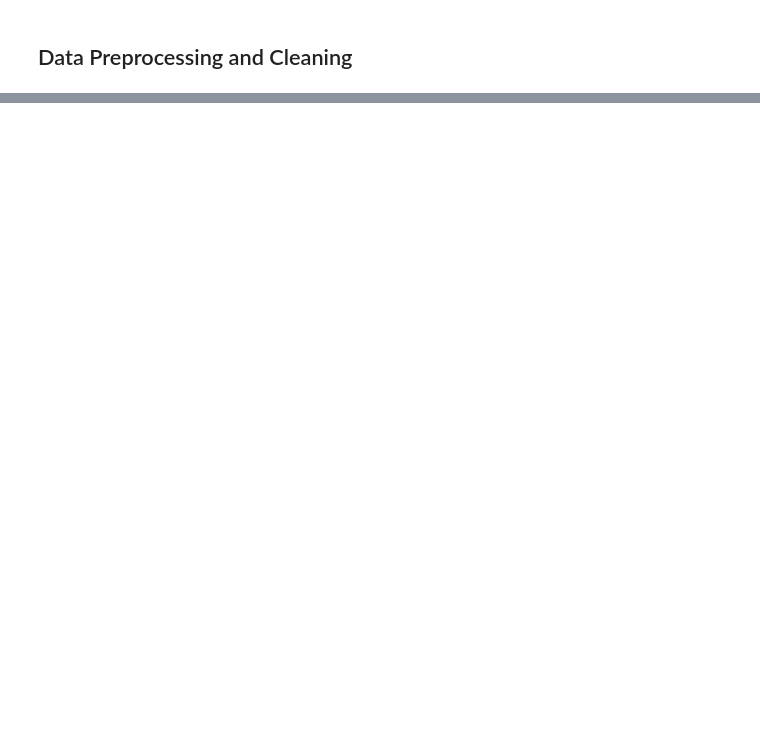
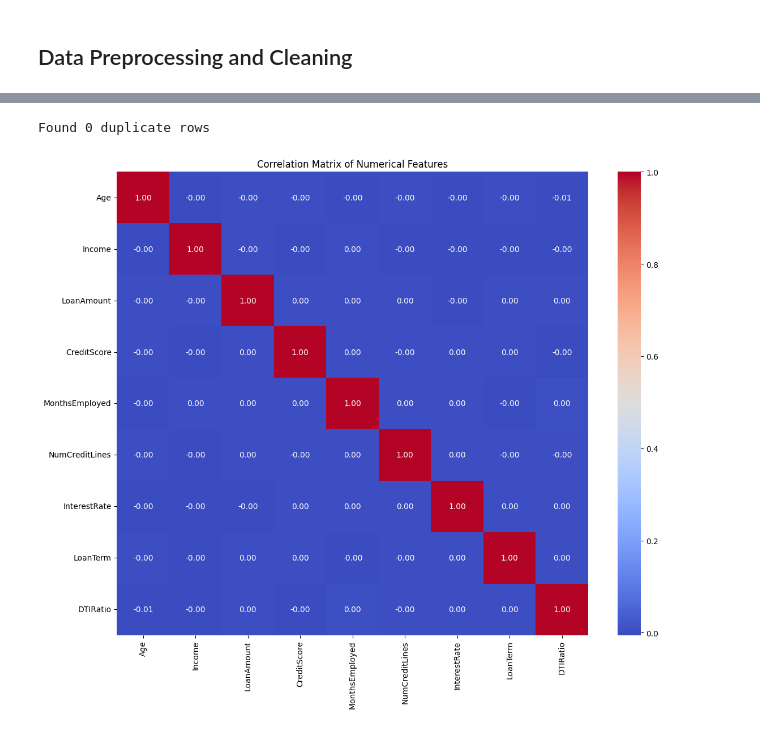
Before and after one commit to it21813702/ML_Assignment_1, a Jupyter notebook: ML_Assignment1.ipynb, the cells around one changed output, grey strips where cells are left out. Cells and saved outputs as stored; diff of their text form; code cells hidden in the pictures; blank space fills up the shorter version.

```diff
--- a/ML_Assignment1.ipynb
+++ b/ML_Assignment1.ipynb
@@ -138,0 +221,31 @@ Number of unique values: 2
+# %%
+# check for duplicate rows of data
+duplicate_count = df.duplicated().sum()
+print(f"\nFound {duplicate_count} duplicate rows")
+
+if duplicate_count > 0:
+    # Remove duplicates
+    df = df.drop_duplicates()
+    print(f"Removed {duplicate_count} duplicate rows")
+# %% [output]
+Found 0 duplicate rows
+# %%
+# examine the correlation between numerical features
+
+# create a figure
+plt.figure(figsize=(12, 10))
+
+# compute the matrix
+correlation_matrix = df[numerical_features].corr()
+
+# generate the heatmap
+sns.heatmap(correlation_matrix, annot=True, cmap='coolwarm', fmt=".2f")
+
+# add title and adjust layout
+plt.title('Correlation Matrix of Numerical Features')
+plt.tight_layout()
+
+# display the plot
+plt.show()
+# %% [output]
+[figure, added]
```
Also changed, not shown: parts of 9 cells of this notebook.
